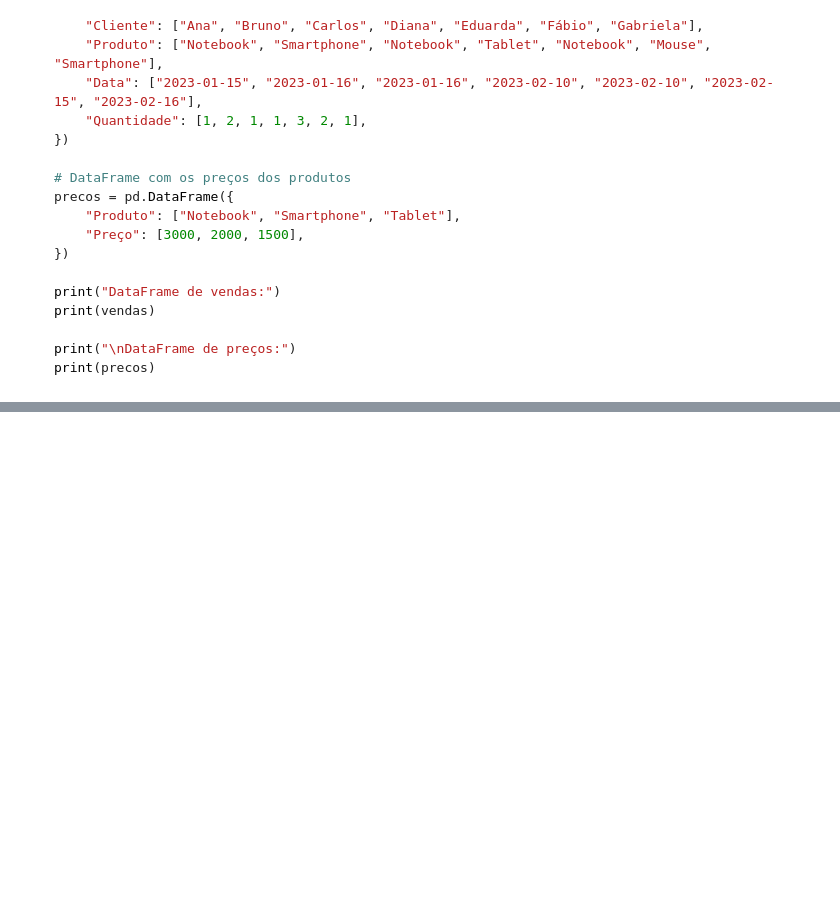
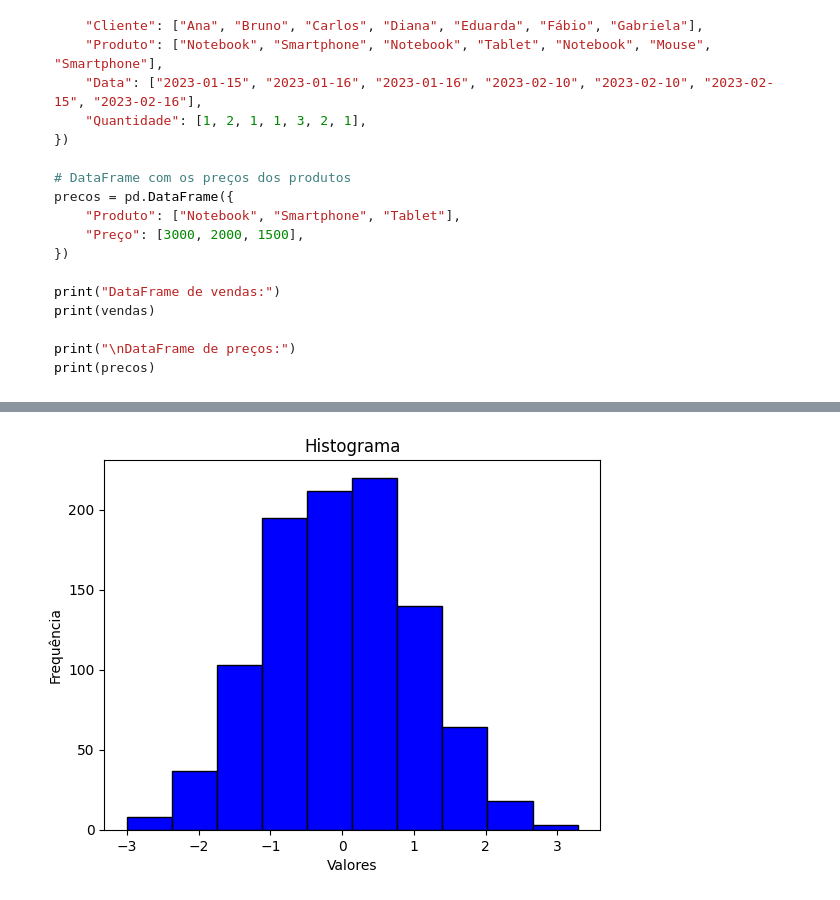
Before and after one commit to py211039090/CEE2, a Jupyter notebook: aulas.ipynb, the cells around one changed output, grey strips where cells are left out. Cells and saved outputs as stored; diff of their text form; code cells hidden in the pictures; blank space fills up the shorter version.

```diff
--- a/aulas.ipynb
+++ b/aulas.ipynb
@@ -3421,0 +4077,16 @@ Tablet               1  1500.0
+# %%
+# Dados de exemplo
+dados = np.random.randn(1000)  # 1000 números aleatórios
+
+# Criando o histograma
+plt.hist(dados, color="blue", edgecolor="black")
+
+# Adicionando título e rótulos
+plt.title("Histograma")
+plt.xlabel("Valores")
+plt.ylabel("Frequência")
+
+# Exibindo o gráfico
+plt.show()
+# %% [output]
+[figure, added]
```
Also changed, not shown: parts of 150 cells of this notebook.
